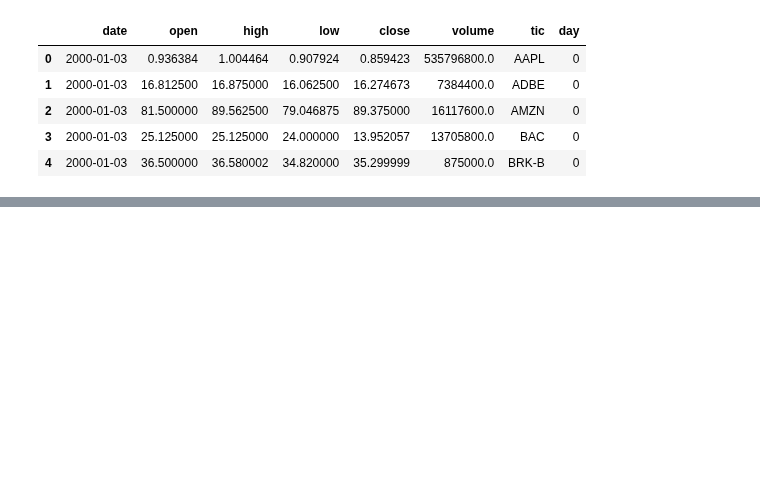
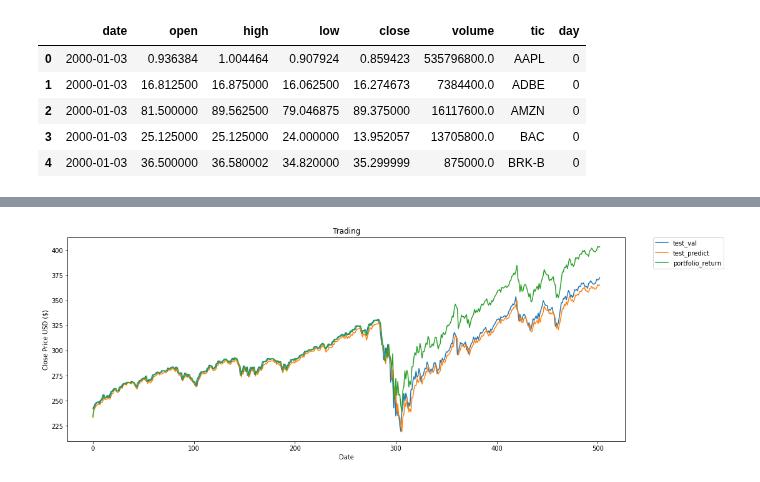
Before and after one commit to BichengWang/RL-pricing, a Jupyter notebook: LSTM_prediction.ipynb, the cells around one changed output, grey strips where cells are left out. Cells and saved outputs as stored; diff of their text form; code cells hidden in the pictures; blank space fills up the shorter version.

```diff
--- a/LSTM_prediction.ipynb
+++ b/LSTM_prediction.ipynb
@@ -511,0 +833,22 @@ Labels shape (batch, time, features): (32, 1, 1)
+# %%
+def trading(prev_price, real_price, predict_price):
+    prev_portfolio = 1.0
+    records = [prev_portfolio]
+    for i in range(len(real_price)):
+        if predict_price[i] > prev_price[i]:
+            portfolio = (prev_portfolio / prev_price[i]) * real_price[i]
+        else:
+            portfolio = prev_portfolio
+        prev_portfolio = portfolio
+        records.append(prev_portfolio)
+    return records
+
+def gen_prev_price(begin_price, real_price):
+    """
+    Generate Previous Value
+    """
+    prev_price=real_price.copy()[:-1]
+    return np.insert(prev_price, 0, begin_price)
+prev_val = gen_prev_price(train_val[-1], test_val)
+# %%
+records=trading(prev_val, test_val, test_predict)
@@ -511,0 +863,18 @@ Labels shape (batch, time, features): (32, 1, 1)
+# %%
+%matplotlib inline
+
+# Visualize the data
+plt.figure(figsize=(16,6))
+plt.title('Trading')
+plt.xlabel('Date', fontsize=10)
+plt.ylabel('Close Price USD ($)', fontsize=10)
+plt.plot(test_val, label='test_val')
+plt.plot(test_predict, label='test_predict')
+plt.plot(records[1:]*prev_val, label='portfolio_return')
+# plt.plot(train[['val','predict']])
+# plt.plot(valid[['val','predict']])
+# plt.legend(['Train', 'Train_Predict' 'Test', 'Test_Predict'], loc='lower right')
+plt.legend(bbox_to_anchor=(1.05, 1), loc='upper left', borderaxespad=0.)
+plt.show()
+# %% [output]
+[figure, added]
```
Also changed, not shown: parts of 83 cells of this notebook, 1 other file.
